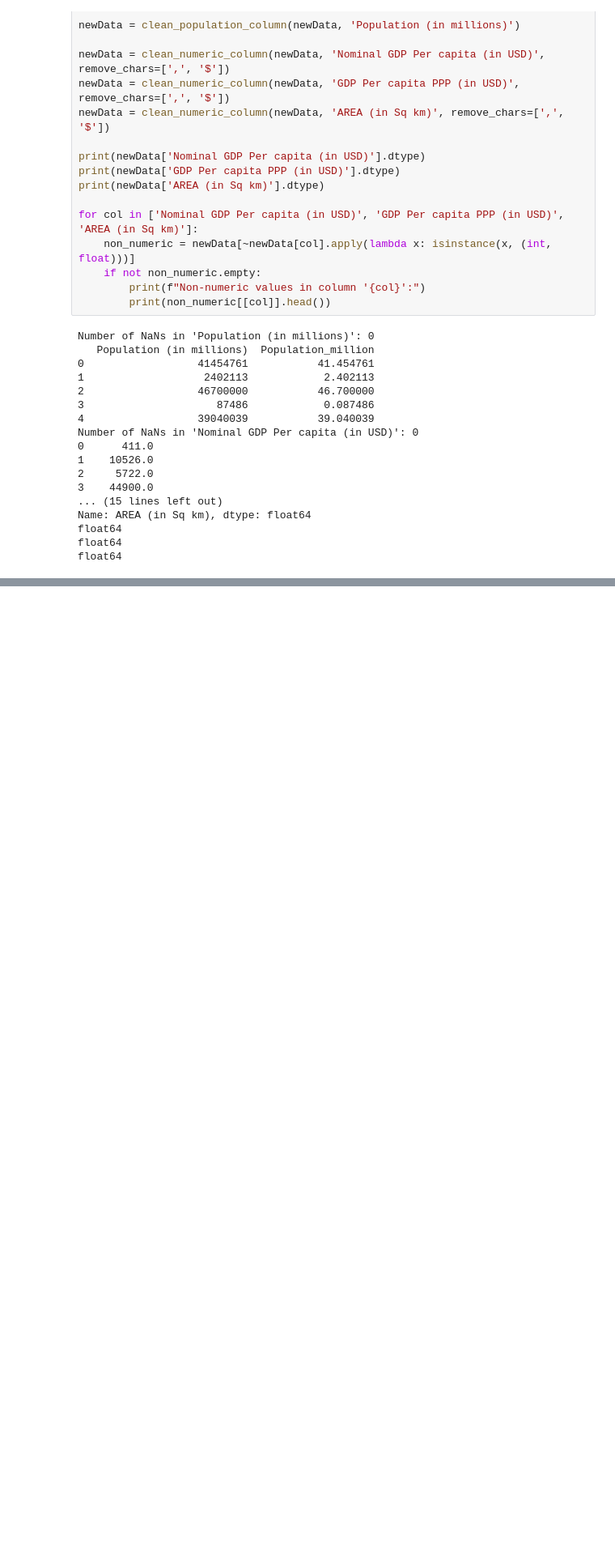
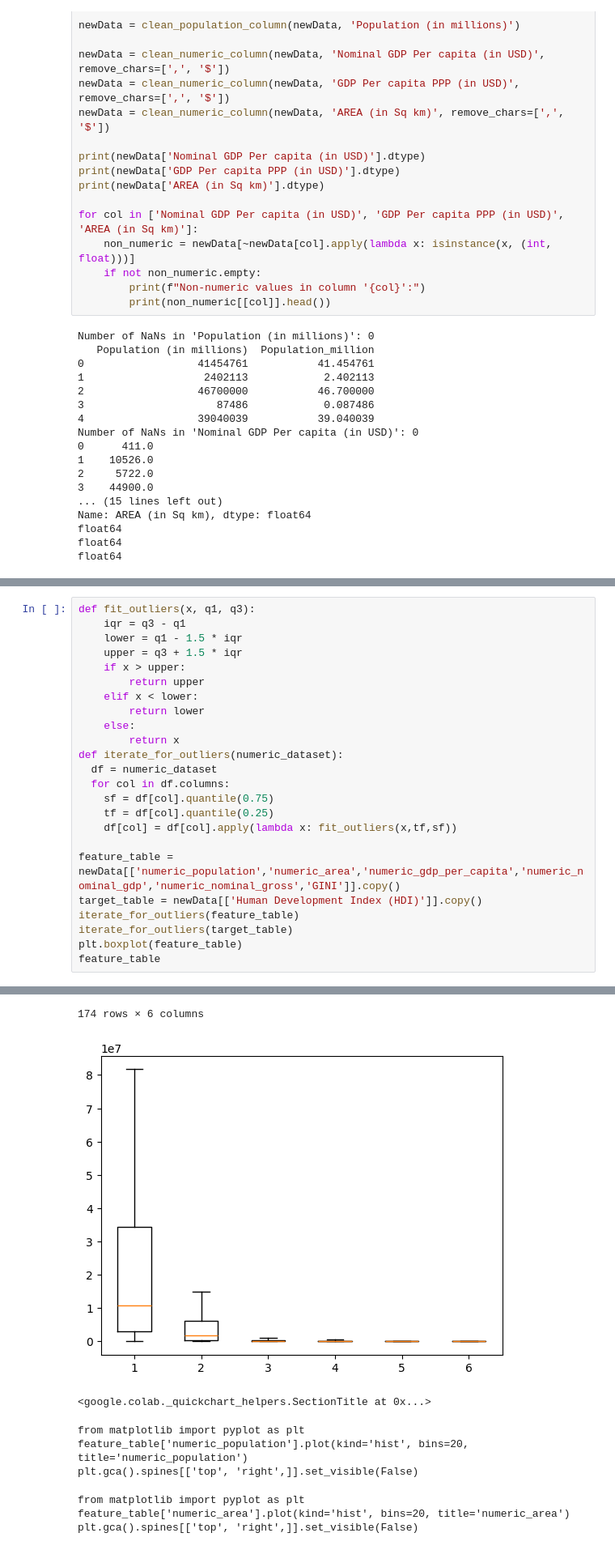
Before and after one commit to studentAybu/ML_GlobalCountryMetrics2025, a Jupyter notebook: ML_GlobalCountryMetrics2025.ipynb, the cells around one changed output, grey strips where cells are left out. Shown at 81% size. Drawn from its saved outputs; the diff is of its cells as text; blank space fills up the shorter version.

```diff
--- a/ML_GlobalCountryMetrics2025.ipynb
+++ b/ML_GlobalCountryMetrics2025.ipynb
@@ -291,0 +264,25 @@ dtype: object
+# %%
+def fit_outliers(x, q1, q3):
+    iqr = q3 - q1
+    lower = q1 - 1.5 * iqr
+    upper = q3 + 1.5 * iqr
+    if x > upper:
+        return upper
+    elif x < lower:
+        return lower
+    else:
+        return x
+def iterate_for_outliers(numeric_dataset):
+  df = numeric_dataset
+  for col in df.columns:
+    sf = df[col].quantile(0.75)
+    tf = df[col].quantile(0.25)
+    df[col] = df[col].apply(lambda x: fit_outliers(x,tf,sf))
+
+feature_table = newData[['numeric_population','numeric_area','numeric_gdp_per_capita','numeric_nominal_gdp','numeric_nominal_gross','GINI']].copy()
+target_table = newData[['Human Development Index (HDI)']].copy()
+iterate_for_outliers(feature_table)
+iterate_for_outliers(target_table)
+plt.boxplot(feature_table)
+feature_table
+# %% [output]
@@ -291,0 +301,9 @@ dtype: object
+174 rows × 6 columns
+[figure, added]
+<google.colab._quickchart_helpers.SectionTitle at 0x...>
+from matplotlib import pyplot as plt
+feature_table['numeric_population'].plot(kind='hist', bins=20, title='numeric_population')
+plt.gca().spines[['top', 'right',]].set_visible(False)
+from matplotlib import pyplot as plt
+feature_table['numeric_area'].plot(kind='hist', bins=20, title='numeric_area')
+plt.gca().spines[['top', 'right',]].set_visible(False)
```
Also changed, not shown: parts of 12 cells of this notebook.
